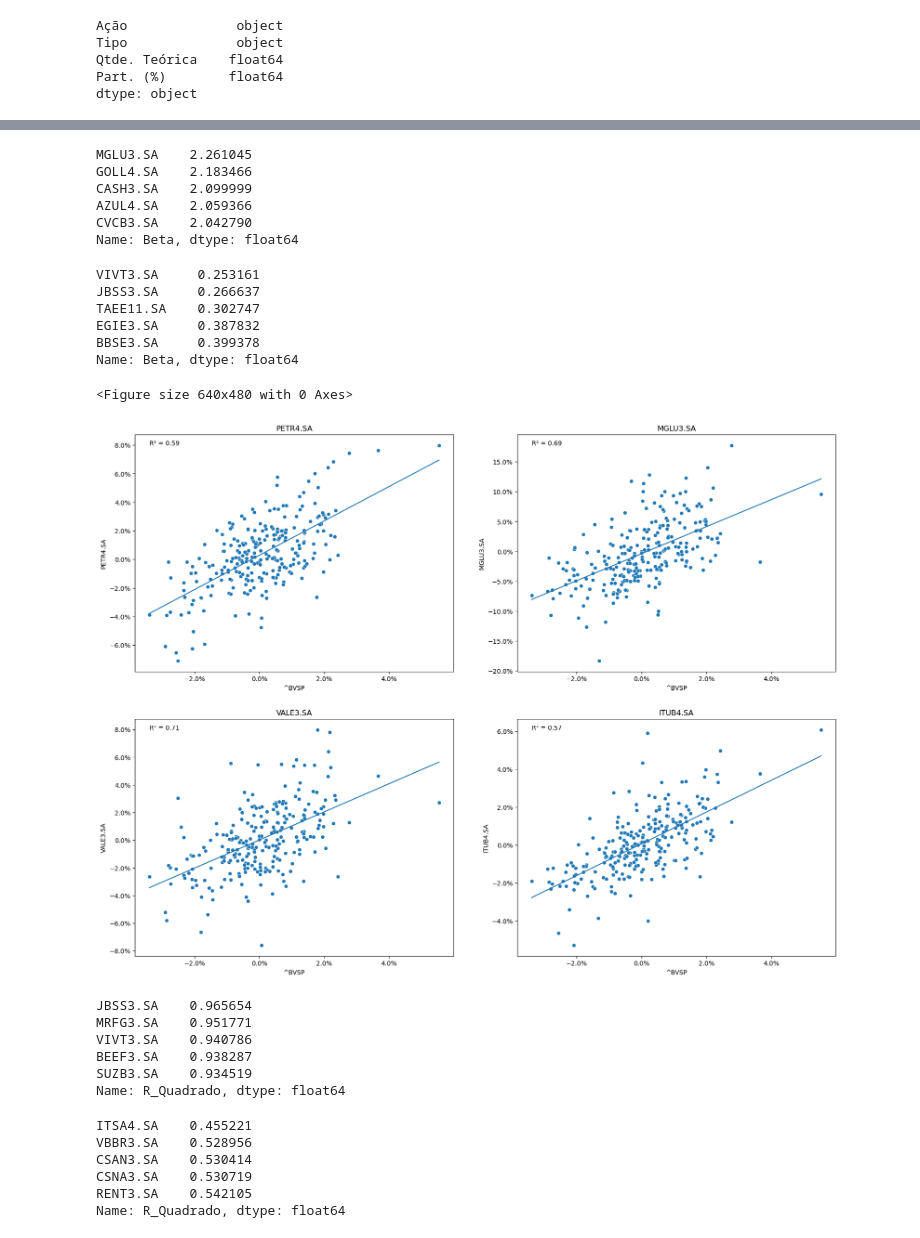
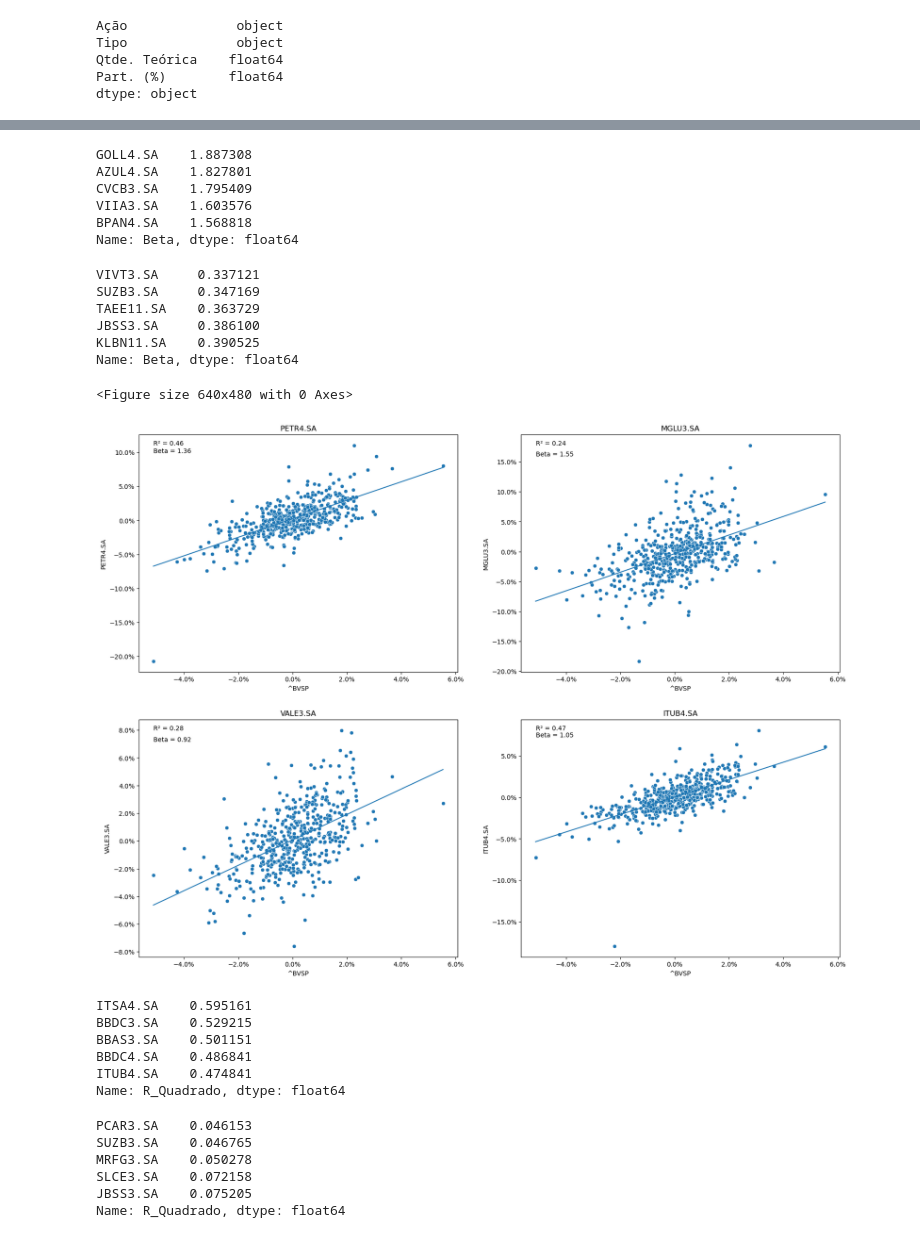
Before and after one commit to brunokuntze/Betas-ibovespa, a Jupyter notebook: Beta.ipynb, the cells around one changed output, grey strips where cells are left out. Drawn from its saved outputs; the diff is of its cells as text; code cells hidden in the pictures.

```diff
--- a/Beta.ipynb
+++ b/Beta.ipynb
@@ -59,7 +59,7 @@ display(tickers)
  '^BVSP']
 # %%
 # Fazendo download do histórico de preço da lista de tickers
-precos = yf.download(tickers,'2021-10-20')['Adj Close']
+precos = yf.download(tickers,'2020-10-20')['Adj Close']
 precos.head()
 # %% [output]
 [*********************100%***********************]  93 of 93 completed
@@ -150,7 +150,7 @@ def regressao(retornos_mercado,retornos_acao):
     residuals = y_values - y_predictions
     residuals_squared = residuals**2
 
-    r_squared = np.sum(residuals_squared)/np.sum(y_diff_sqr)
+    r_squared = 1 - np.sum(residuals_squared)/np.sum(y_diff_sqr)
 
     return (slope,y_intercept,r_squared)
 # %%
@@ -186,50 +186,51 @@ plt.show()
 display(regressoes['Beta'].nlargest(5))
 display(regressoes['Beta'].nsmallest(5))
 # %% [output]
-MGLU3.SA    2.261045
-GOLL4.SA    2.183466
-CASH3.SA    2.099999
-AZUL4.SA    2.059366
-CVCB3.SA    2.042790
+GOLL4.SA    1.887308
+AZUL4.SA    1.827801
+CVCB3.SA    1.795409
+VIIA3.SA    1.603576
+BPAN4.SA    1.568818
 Name: Beta, dtype: float64
-VIVT3.SA     0.253161
-JBSS3.SA     0.266637
-TAEE11.SA    0.302747
-EGIE3.SA     0.387832
-BBSE3.SA     0.399378
+VIVT3.SA     0.337121
+SUZB3.SA     0.347169
+TAEE11.SA    0.363729
+JBSS3.SA     0.386100
+KLBN11.SA    0.390525
 Name: Beta, dtype: float64
 # %%
 # Criando visualização da distribuição entre retornos das ações e do mercado + regressão
 plt.clf()
 fig, axes = plt.subplots(2,2,figsize=(20,15))
 
 for ticker, ax in zip(['PETR4.SA','MGLU3.SA','VALE3.SA','ITUB4.SA'],axes.ravel()):
     sns.scatterplot(ax=ax,x=indice_mercado,y=retornos[ticker])
     regression_equation = regressoes['Beta'].loc[ticker]*indice_mercado + regressoes['Intercepto'].loc[ticker]
     sns.lineplot(ax=ax, x=indice_mercado, y=regression_equation)
     ax.set_title(ticker)
     ax.annotate('R² = '+str(round(regressoes['R_Quadrado'].loc[ticker],2)),(indice_mercado.min(),retornos[ticker].max()))
+    ax.annotate('Beta = '+str(round(regressoes['Beta'].loc[ticker],2)),(indice_mercado.min(),retornos[ticker].max()*0.9))
     ax.yaxis.set_major_formatter(mtick.PercentFormatter(xmax=1,decimals=1,symbol='%'))
     ax.xaxis.set_major_formatter(mtick.PercentFormatter(xmax=1,decimals=1,symbol='%'))
 
 plt.show()
 # %% [output]
 <Figure size 640x480 with 0 Axes>
-[figure, old version]
+[figure, new version]
 # %%
 # Visualizando maiores e menores R²
 display(regressoes['R_Quadrado'].nlargest(5))
 display(regressoes['R_Quadrado'].nsmallest(5))
 # %% [output]
-JBSS3.SA    0.965654
-MRFG3.SA    0.951771
-VIVT3.SA    0.940786
-BEEF3.SA    0.938287
-SUZB3.SA    0.934519
+ITSA4.SA    0.595161
+BBDC3.SA    0.529215
+BBAS3.SA    0.501151
+BBDC4.SA    0.486841
+ITUB4.SA    0.474841
 Name: R_Quadrado, dtype: float64
-ITSA4.SA    0.455221
-VBBR3.SA    0.528956
-CSAN3.SA    0.530414
-CSNA3.SA    0.530719
-RENT3.SA    0.542105
+PCAR3.SA    0.046153
+SUZB3.SA    0.046765
+MRFG3.SA    0.050278
+SLCE3.SA    0.072158
+JBSS3.SA    0.075205
 Name: R_Quadrado, dtype: float64
```
Also changed, not shown: parts of 7 cells of this notebook.
